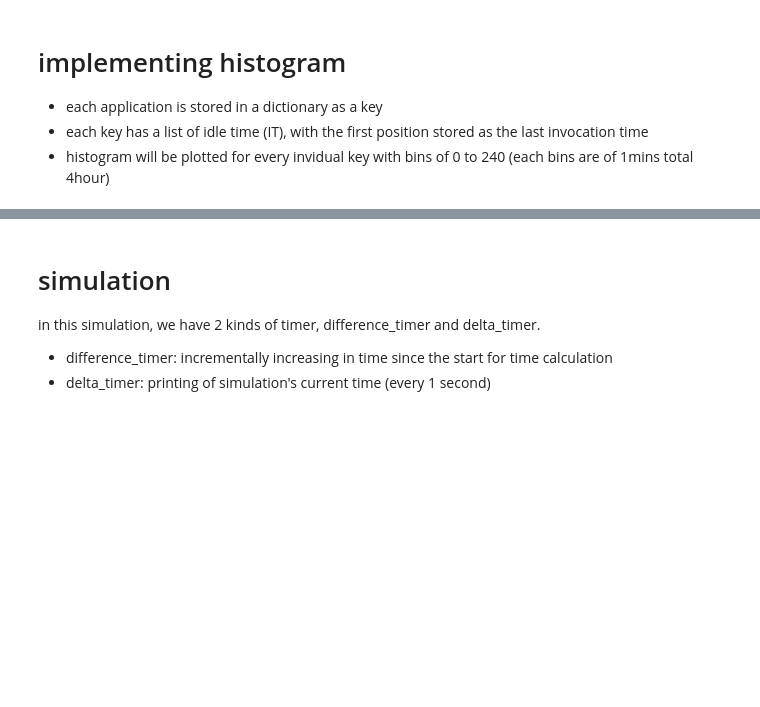
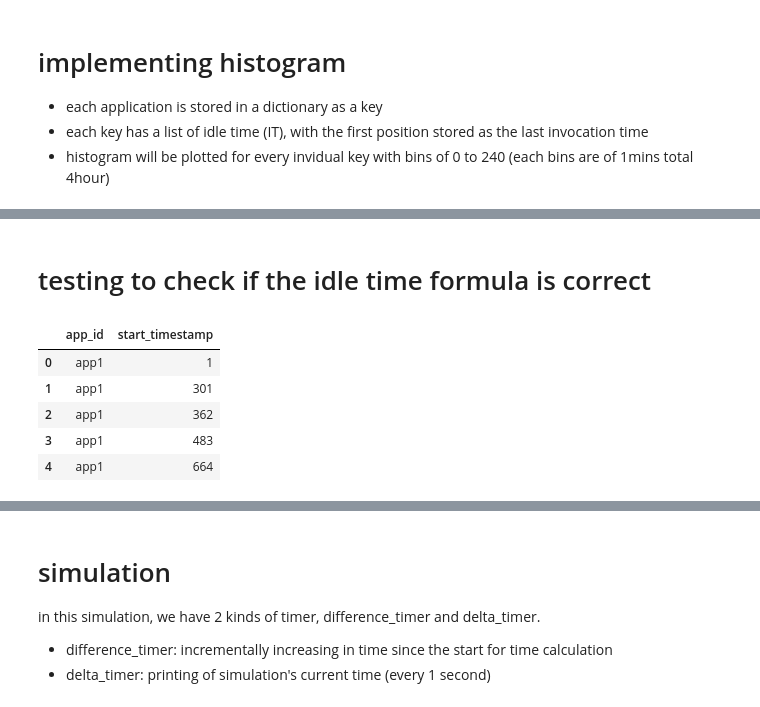
Before and after one commit to c-zhihao/FYP_Serverless_Cloud, a Jupyter notebook: FYP_Hybrid_Histogram_Policy.ipynb, the cells around one changed output, grey strips where cells are left out. Saved outputs shown, nothing was run; the diff lists cells and outputs as text; code cells hidden in the pictures; blank space fills up the shorter version.

```diff
--- a/FYP_Hybrid_Histogram_Policy.ipynb
+++ b/FYP_Hybrid_Histogram_Policy.ipynb
@@ -106,0 +130,13 @@ incoming_invocations = [['app1', 1], # cold start, new id
+# %% [markdown]
+# testing to check if the idle time formula is correct
+# %%
+df = pd.DataFrame(incoming_invocations)
+df.rename(columns = {0:'app_id',1:'start_timestamp'}, inplace = True)
+df
+# %% [output]
+|  | app_id | start_timestamp |
+| 0 | app1 | 1 |
+| 1 | app1 | 301 |
+| 2 | app1 | 362 |
+| 3 | app1 | 483 |
+| 4 | app1 | 664 |
```
Also changed, not shown: parts of 27 cells of this notebook.
